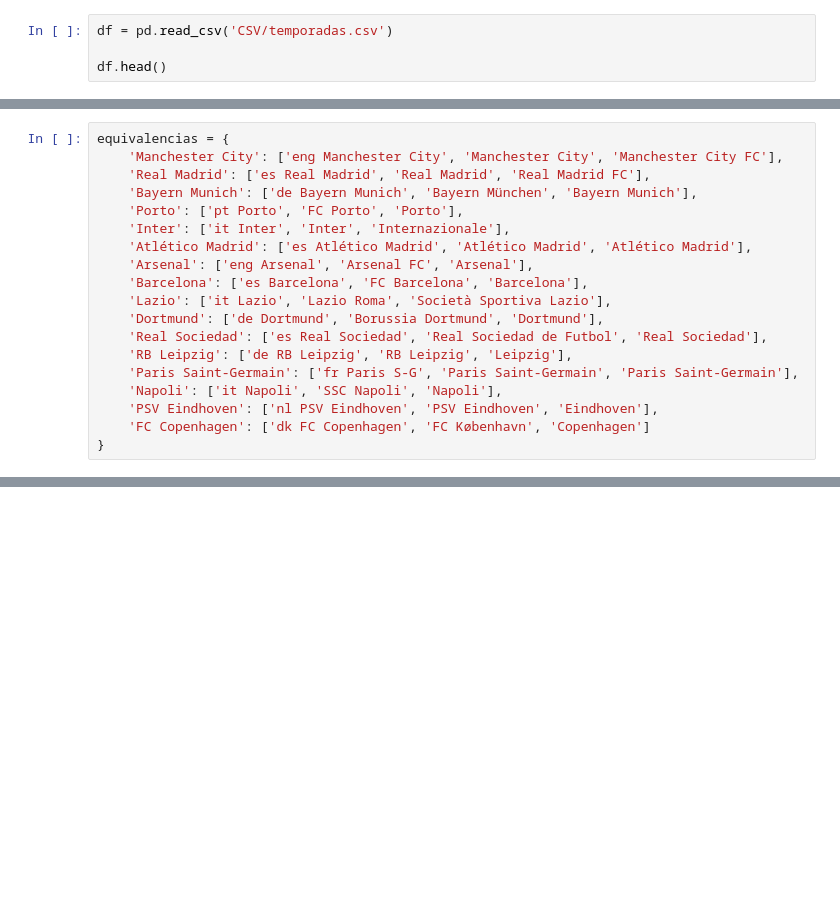
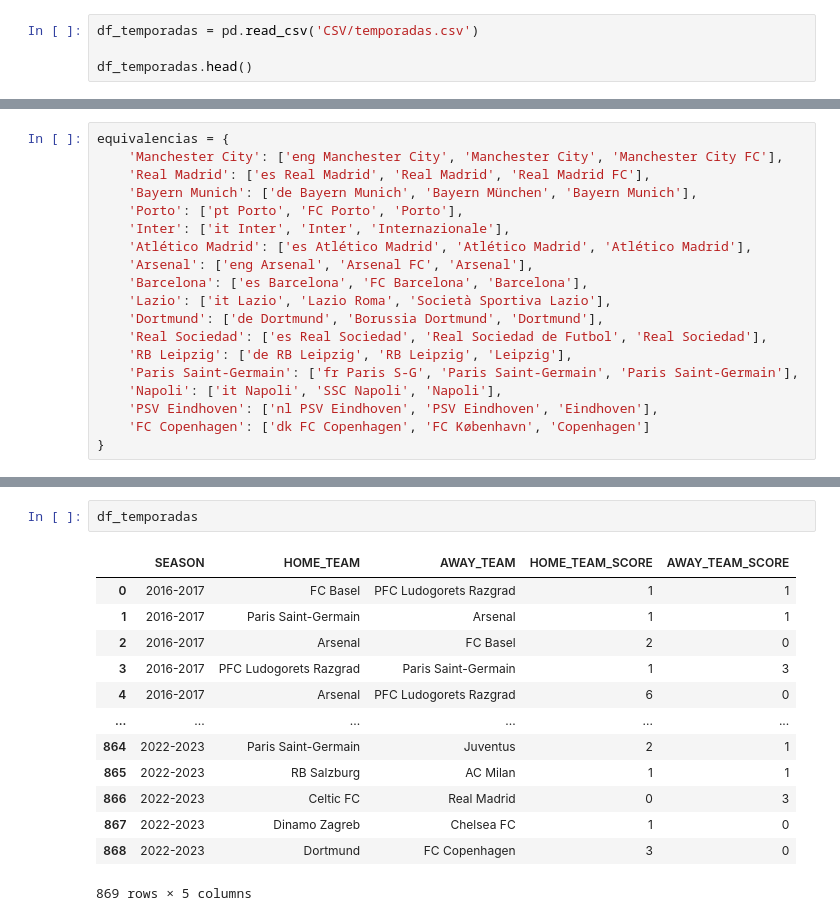
Before and after one commit to ESTHERRODRIGUEZGARCIA/UEFA_Champions_League, a Jupyter notebook: analisis.ipynb, the cells around one changed output, grey strips where cells are left out. Saved outputs shown, nothing was run; the diff lists cells and outputs as text; blank space fills up the shorter version.

```diff
--- a/analisis.ipynb
+++ b/analisis.ipynb
@@ -22,9 +22,9 @@ plt.show()
 # %% [output]
 [figure]
 # %%
-df = pd.read_csv('CSV/temporadas.csv')
+df_temporadas = pd.read_csv('CSV/temporadas.csv')
 
-df.head()
+df_temporadas.head()
 # %% [output]
 |  | SEASON | HOME_TEAM | AWAY_TEAM | HOME_TEAM_SCORE | AWAY_TEAM_SCORE |
 | 0 | 2016-2017 | FC Basel | PFC Ludogorets Razgrad | 1 | 1 |
@@ -399,0 +370,16 @@ print(df)
+# %%
+df_temporadas
+# %% [output]
+|  | SEASON | HOME_TEAM | AWAY_TEAM | HOME_TEAM_SCORE | AWAY_TEAM_SCORE |
+| 0 | 2016-2017 | FC Basel | PFC Ludogorets Razgrad | 1 | 1 |
+| 1 | 2016-2017 | Paris Saint-Germain | Arsenal | 1 | 1 |
+| 2 | 2016-2017 | Arsenal | FC Basel | 2 | 0 |
+| 3 | 2016-2017 | PFC Ludogorets Razgrad | Paris Saint-Germain | 1 | 3 |
+| 4 | 2016-2017 | Arsenal | PFC Ludogorets Razgrad | 6 | 0 |
+| ... | ... | ... | ... | ... | ... |
+| 864 | 2022-2023 | Paris Saint-Germain | Juventus | 2 | 1 |
+| 865 | 2022-2023 | RB Salzburg | AC Milan | 1 | 1 |
+| 866 | 2022-2023 | Celtic FC | Real Madrid | 0 | 3 |
+| 867 | 2022-2023 | Dinamo Zagreb | Chelsea FC | 1 | 0 |
+| 868 | 2022-2023 | Dortmund | FC Copenhagen | 3 | 0 |
+869 rows × 5 columns
```
Also changed, not shown: parts of 11 cells of this notebook.
